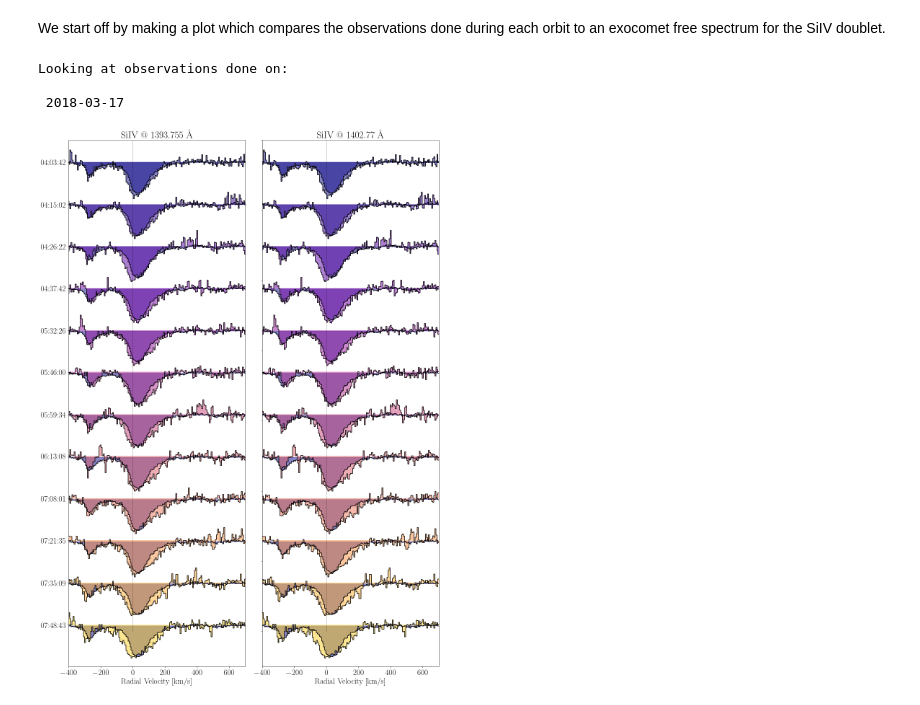
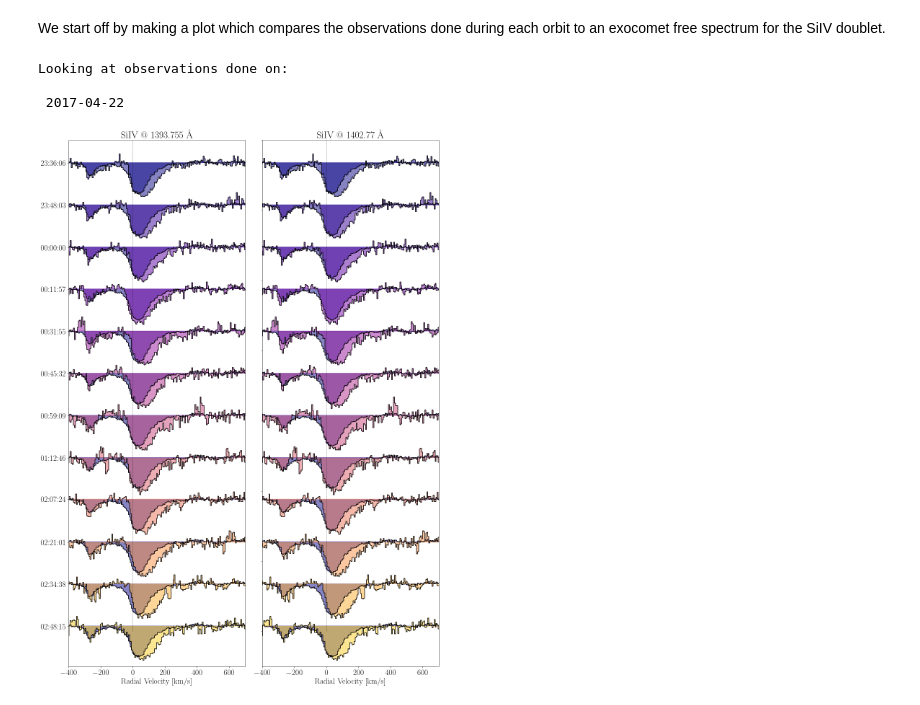
Before and after one commit to bdrdavies/exocomets, a Jupyter notebook: notebooks/short_term_variations.ipynb, the cells around one changed output. Cells and saved outputs as stored; diff of their text form; code cells hidden in the pictures.

```diff
--- a/notebooks/short_term_variations.ipynb
+++ b/notebooks/short_term_variations.ipynb
@@ -117,7 +117,7 @@ cool=cm.plasma(np.linspace(0.0,0.9,12)) # Create some nice colours for the plot
 print('Looking at observations done on:')
 
 # Convert to RV space (using beta Pic RV of 20.5 km/s as reference)
-rv = c.Wave2RV(DP[nobs][0][0],Line1,20.5)
+rv = c.Wave2RV(DP[0][0][0],Line1,20.5)
 
 # Fint the array element corresponding to n1 and n2 km/s
 s1, s2 = c.RegionSelect(rv, n1, n2)
@@ -128,14 +128,14 @@ rv_bin_1, f_bin_1 = c.BinXY(rv,ECF,bin_size)
 # We loop over all the visits given in params.json
 for nobs in range(len(DP)):
 
+    # We extract the date so we can put it on the y-axis of the plot
+    date = str(DP[nobs][0][3])[:10]
+
     print('\n',date)
 
     # We initialise lists used for marking the y-axis
     ticks = []
     times = []
-
-    # We extract the date so we can put it on the y-axis of the plot
-    date = str(DP[nobs][0][3])[:10]
 
     fig = plt.figure(figsize=(16.0,22.0))
     ax1 = plt.subplot(121) # Subplot on the left showing the 1394 Å line.
@@ -179,35 +179,35 @@ for nobs in range(len(DP)):
 
         # We bin the data for visualisation purposes
         rv_bin, f_bin = c.BinXY(rv,DP[nobs][i][1],bin_size)
 
         # We record the tick names
         ticks.append(np.median(DP[nobs][i][1][s1:s2])-offset)
         times.append(str(DP[nobs][i][3])[11:])
 
         # We plot the spectra
         plt.step(rv_bin_1,f_bin_1-offset,color="black",label=str(DP[nobs][i][3])[11:])
         plt.fill_between(rv_bin_1,f_bin_1-offset,np.median(ECF[s1:s2])*np.ones(len(rv_bin_1))-offset,step='pre',color=cool[0],alpha=0.5)
         plt.step(rv_bin, f_bin-offset,color="black",label=str(DP[nobs][i][3])[11:])
         plt.fill_between(rv_bin, f_bin-offset,np.median(DP[nobs][i][1][s1:s2])*np.ones(len(rv_bin_1))-offset,step='pre',color=cool[i],alpha=0.5)
 
     plt.xlabel(r'Radial Velocity [km/s]')
 
     # We remove the tick labels from the right subplot
     ax2.set(yticklabels=[])
     ax2.set(ylabel=None)
 
     plt.xlabel(r'Radial Velocity [km/s]')
     plt.xlim(-400,700)
     plt.ylim(-3.25e-12,0.5e-12)
     ax1.title.set_text('SiIV @ '+str(Line1)+' \AA')
     ax2.title.set_text('SiIV @ '+str(Line2)+' \AA')
     fig.tight_layout()
     plt.savefig(home+'/plots/comparison/'+date+'.pdf', bbox_inches='tight', pad_inches=0.1,dpi=300)
 # %% [output]
 Looking at observations done on:
 
- 2018-03-17
+ 2017-04-22
-[figure, old version]
+[figure, new version]
 # %%
 from scipy.optimize import curve_fit
 
```
Also changed, not shown: parts of 3 cells of this notebook, 4 other files.
